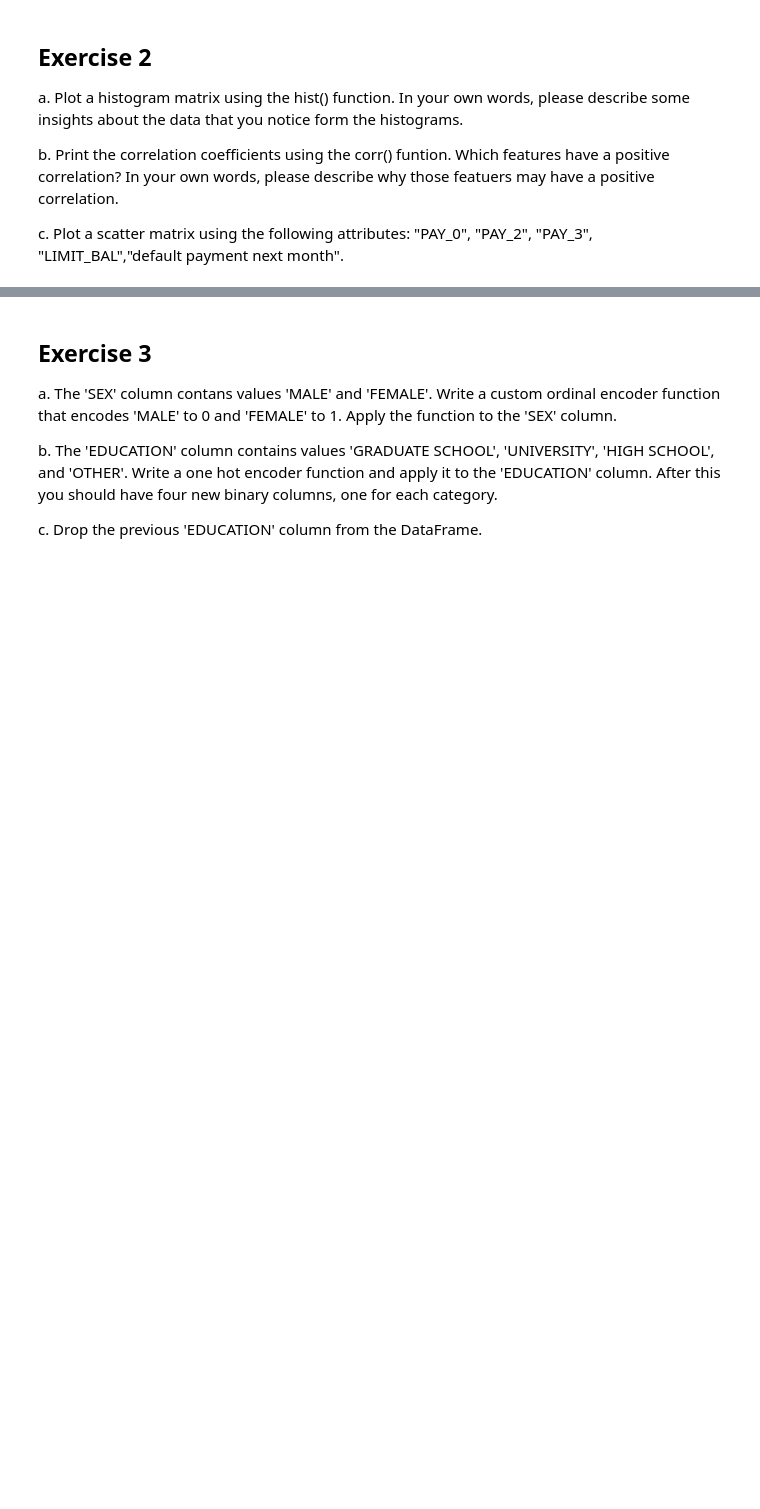
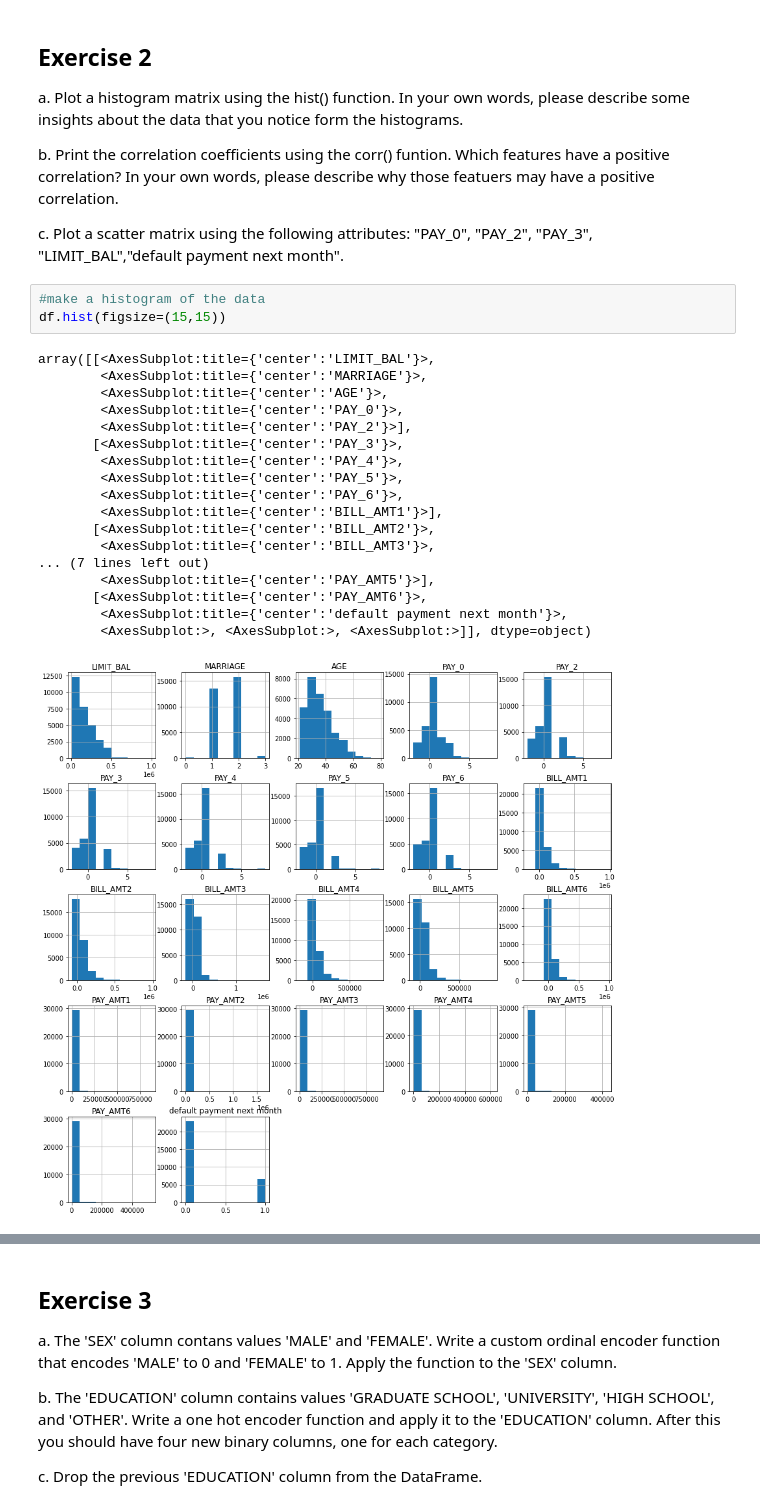
Before and after one commit to gfinley/CS3315, a Jupyter notebook: Lab2/Lab_2.ipynb, the cells around one changed output, grey strips where cells are left out. Drawn from its saved outputs; the diff is of its cells as text; blank space fills up the shorter version.

```diff
--- a/Lab2/Lab_2.ipynb
+++ b/Lab2/Lab_2.ipynb
@@ -125,3 +125,25 @@ a. Plot a histogram matrix using the hist() function. In your own words, please
 b. Print the correlation coefficients using the corr() funtion. Which features have a positive correlation? In your own words, please describe why those featuers may have a positive correlation.
 
 c. Plot a scatter matrix using the following attributes: "PAY_0", "PAY_2", "PAY_3", "LIMIT_BAL","default payment next month".
+# %%
+#make a histogram of the data
+df.hist(figsize=(15,15))
+# %% [output]
+array([[<AxesSubplot:title={'center':'LIMIT_BAL'}>,
+        <AxesSubplot:title={'center':'MARRIAGE'}>,
+        <AxesSubplot:title={'center':'AGE'}>,
+        <AxesSubplot:title={'center':'PAY_0'}>,
+        <AxesSubplot:title={'center':'PAY_2'}>],
+       [<AxesSubplot:title={'center':'PAY_3'}>,
+        <AxesSubplot:title={'center':'PAY_4'}>,
+        <AxesSubplot:title={'center':'PAY_5'}>,
+        <AxesSubplot:title={'center':'PAY_6'}>,
+        <AxesSubplot:title={'center':'BILL_AMT1'}>],
+       [<AxesSubplot:title={'center':'BILL_AMT2'}>,
+        <AxesSubplot:title={'center':'BILL_AMT3'}>,
+... (7 lines left out)
+        <AxesSubplot:title={'center':'PAY_AMT5'}>],
+       [<AxesSubplot:title={'center':'PAY_AMT6'}>,
+        <AxesSubplot:title={'center':'default payment next month'}>,
+        <AxesSubplot:>, <AxesSubplot:>, <AxesSubplot:>]], dtype=object)
+[figure, added]
```
Also changed, not shown: parts of 4 cells of this notebook.
